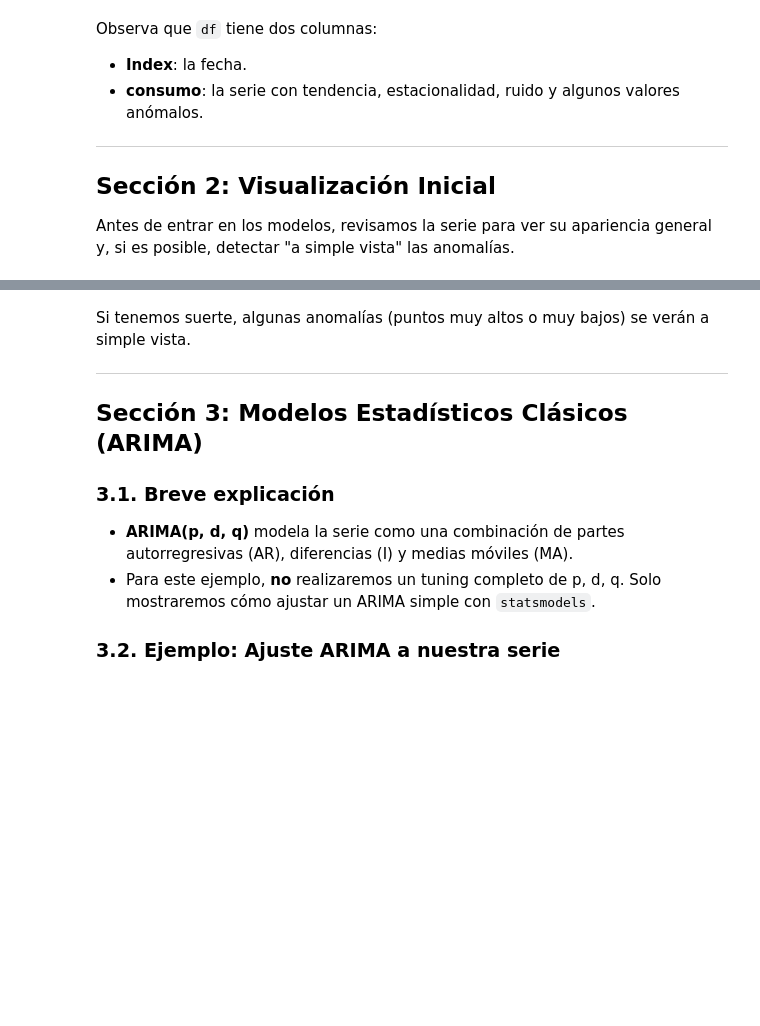
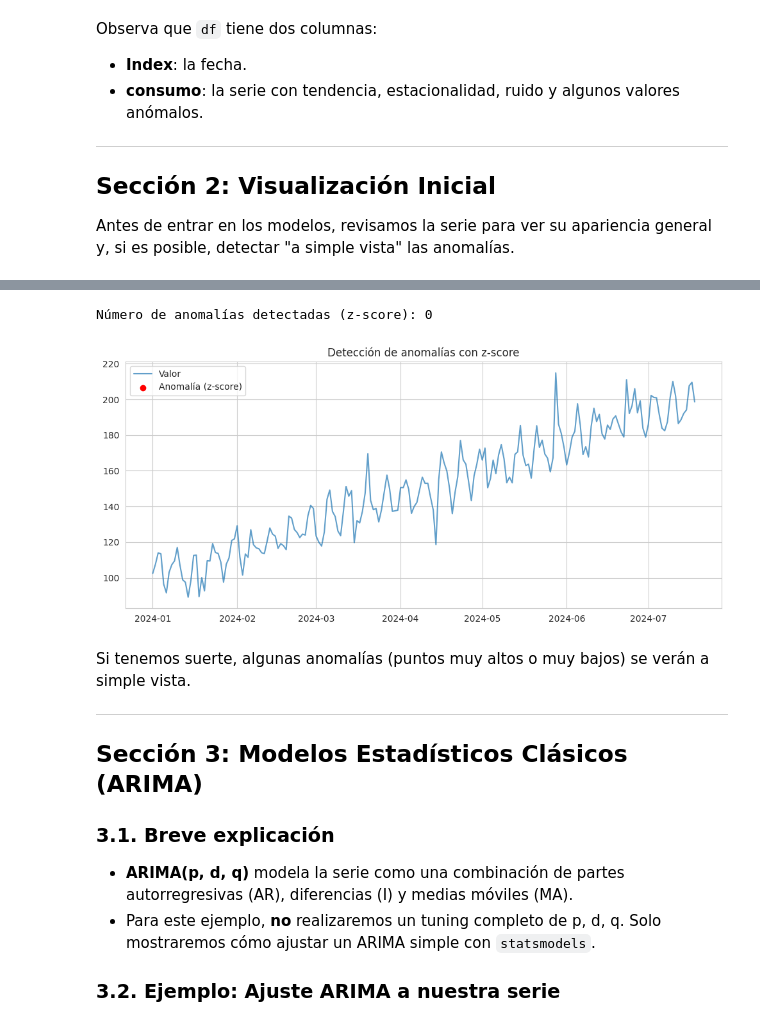
Before and after one commit to Caumel/time_series_course, a Jupyter notebook: Tema_3.ipynb, the cells around one changed output, grey strips where cells are left out. Cells and saved outputs as stored; diff of their text form; code cells hidden in the pictures; blank space fills up the shorter version.

```diff
--- a/Tema_3.ipynb
+++ b/Tema_3.ipynb
@@ -101,3 +139,23 @@ plt.show()
+# %%
+# Sección 2.1: z-score
+df['z_score'] = zscore(df['valor'])
+threshold = 3  # umbral típico
+df['anomaly_z'] = (df['z_score'].abs() > threshold).astype(int)
+
+print("Número de anomalías detectadas (z-score):", df['anomaly_z'].sum())
+
+# Visualizamos en un plot
+plt.figure(figsize=(12,5))
+plt.plot(df.index, df['valor'], label='Valor', alpha=0.7)
+plt.scatter(df.index[df['anomaly_z'] == 1],
+            df['valor'][df['anomaly_z'] == 1],
+            color='red', label='Anomalía (z-score)')
+plt.title("Detección de anomalías con z-score")
+plt.legend()
+plt.show()
+# %% [output]
+Número de anomalías detectadas (z-score): 0
+[figure, added]
 # %% [markdown]
 Si tenemos suerte, algunas anomalías (puntos muy altos o muy bajos) se verán a simple vista.
 
```
Also changed, not shown: parts of 28 cells of this notebook, 1 other file.
